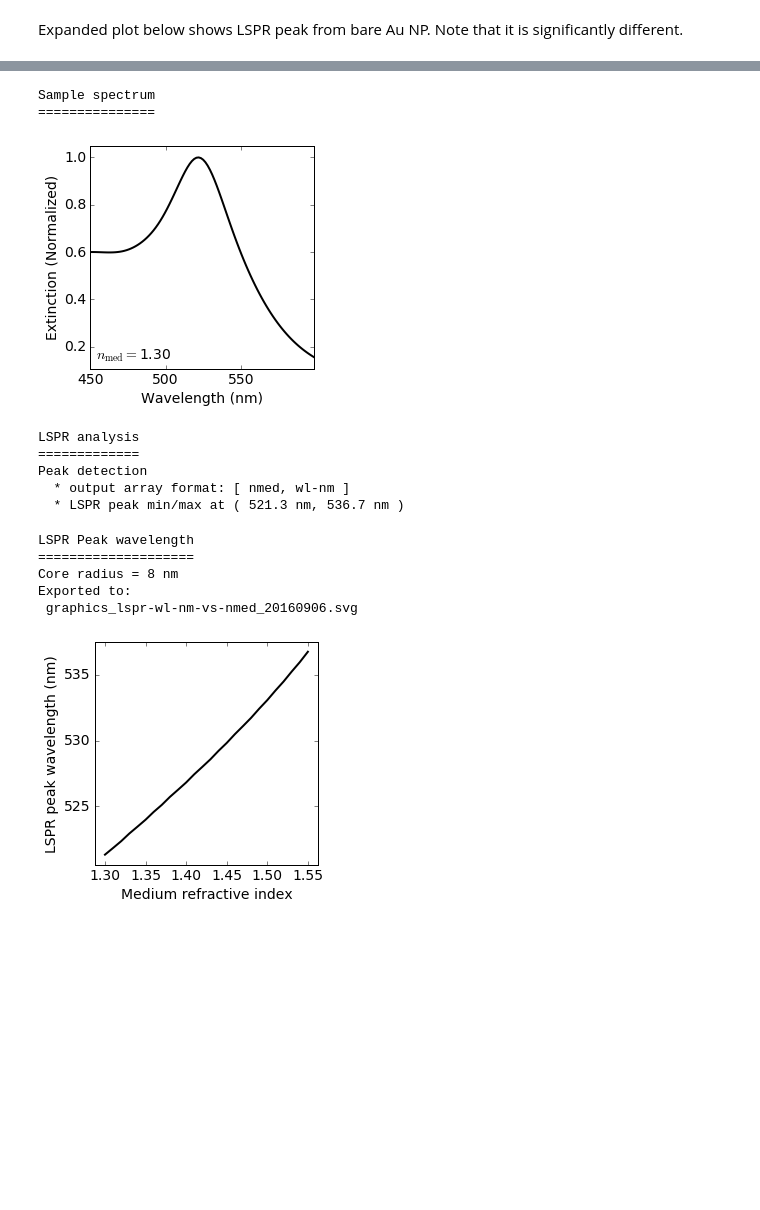
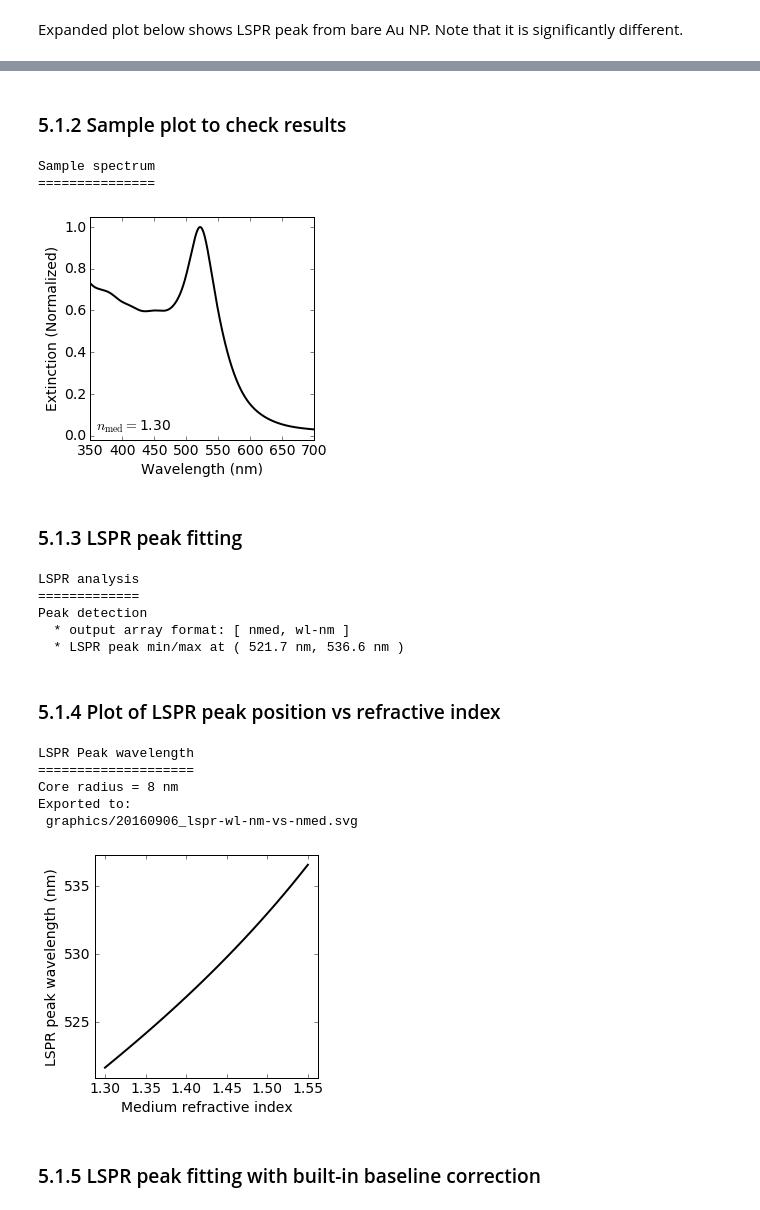
Before and after one commit to jpsfitz/nanooptics, a Jupyter notebook: AuNPs and shell structure.ipynb, the cells around one changed output, grey strips where cells are left out. Saved outputs shown, nothing was run; the diff lists cells and outputs as text; code cells hidden in the pictures; blank space fills up the shorter version.

```diff
--- a/AuNPs and shell structure.ipynb
+++ b/AuNPs and shell structure.ipynb
@@ -855,9 +1244,9 @@ def plotAndSave ():
     dx, dy = abs(xLimits[1]-xLimits[0]), abs(yLimits[1]-yLimits[0])
 
     ## Specific format options
-    pylab.plot(x1, y1, 'o', color='red', label="Thick")
-    pylab.plot(x2, y2, 's', color='blue', label="Med.")
-    pylab.plot(x3, y3, 'v', color='green', label="Thin")
+    pylab.plot(x1, y1, 'o:', color='red', label="Thick")
+    pylab.plot(x2, y2, 's:', color='blue', label="Med.")
+    pylab.plot(x3, y3, 'v:', color='green', label="Thin")
     pylab.xlabel("Relative total volume fraction")
     pylab.ylabel("LSPR peak shift (nm)")
     pylab.legend(loc='lower left', fontsize=12)
@@ -877,9 +1266,8 @@ def plotAndSave ():
     ## Save and display
     timestamp = ('{:%Y%m%d}'.format(datetime.datetime.now()))
     exportFormat = '.svg'
-    filename = "graphics_"+"dwl-LSPR-vs-Rh-rel_" + timestamp + exportFormat
-    pylab.savefig(filename, transparent=True)
-    print("Exported to:\n", filename)
+    filename = "graphics/" + timestamp + "_dwl-LSPR-vs-Vh-rel" + exportFormat
+    pylab.savefig(filename); print("Exported to:\n", filename)
     pylab.show()
 
 plotAndSave()
@@ -911,9 +1299,9 @@ def plotAndSave ():
     dx, dy = abs(xLimits[1]-xLimits[0]), abs(yLimits[1]-yLimits[0])
 
     ## Specific format options
-    pylab.plot(x1, y1, 'o', color='red', label="Thick")
-    pylab.plot(x2, y2, 's', color='blue', label="Med.")
-    pylab.plot(x3, y3, 'v', color='green', label="Thin")
+    pylab.plot(x1, y1, 'o:', color='red', label="Thick")
+    pylab.plot(x2, y2, 's:', color='blue', label="Med.")
+    pylab.plot(x3, y3, 'v:', color='green', label="Thin")
     pylab.xlabel("Relative shell thickness")
     pylab.ylabel("LSPR peak shift (nm)")
     pylab.legend(loc='lower left', fontsize=12)
@@ -933,9 +1321,8 @@ def plotAndSave ():
     ## Save and display
     timestamp = ('{:%Y%m%d}'.format(datetime.datetime.now()))
     exportFormat = '.svg'
-    filename = "graphics_"+"dwl-LSPR-vs-Rh-rel_" + timestamp + exportFormat
-    #pylab.savefig(filename, transparent=True)
-    #print("Exported to:\n", filename)
+    filename = "graphics/" + timestamp + "_dwl-LSPR-vs-Rh-rel" + exportFormat
+    #pylab.savefig(filename); print("Exported to:\n", filename)
     pylab.show()
 
 plotAndSave()
@@ -967,9 +1354,9 @@ def plotAndSave ():
     dx, dy = abs(xLimits[1]-xLimits[0]), abs(yLimits[1]-yLimits[0])
 
     ## Specific format options
-    pylab.plot(x1, y1, 'o', color='red', label="Thick")
-    pylab.plot(x2, y2, 's', color='blue', label="Med.")
-    pylab.plot(x3, y3, 'v', color='green', label="Thin")
+    pylab.plot(x1, y1, 'o:', color='red', label="Thick")
+    pylab.plot(x2, y2, 's:', color='blue', label="Med.")
+    pylab.plot(x3, y3, 'v:', color='green', label="Thin")
     pylab.xlabel("Relative shell volume fraction")
     pylab.ylabel("LSPR peak shift (nm)")
     pylab.legend(loc='lower left', fontsize=12)
@@ -989,9 +1376,8 @@ def plotAndSave ():
     ## Save and display
     timestamp = ('{:%Y%m%d}'.format(datetime.datetime.now()))
     exportFormat = '.svg'
-    filename = "graphics_"+"dwl-LSPR-vs-Rh-rel_" + timestamp + exportFormat
-    #pylab.savefig(filename, transparent=True)
-    #print("Exported to:\n", filename)
+    filename = "graphics/" + timestamp + "_dwl-LSPR-vs-Rh-rel" + exportFormat
+    #pylab.savefig(filename); print("Exported to:\n", filename)
     pylab.show()
 
 plotAndSave()
@@ -1011,7 +1783,7 @@ print("====================================")
 # parameter limits
 rCorenm = 8.5
 nmedMin, nmedMax, dnmed = 1.3, 1.555, 0.01
-wl0Minnm, wl0Maxnm, dwl0nm = 450, 600, 1.5
+wl0Minnm, wl0Maxnm, dwl0nm = 350, 700, .5
 lmax = 2
 
 # check for lmax convergence
@@ -1102,4 +1874,6 @@ Time per simulation instance =  0.421 ms
 Return format: [ wl-nm, nmed, CExt-nm2, CAbs-nm2, CSca-nm2 ]
+# %% [markdown]
+### 5.1.2 Sample plot to check results
 # %%
 print('Sample spectrum')
 print('===============')
@@ -1118,35 +1892,37 @@ def plotAndSave ():
     ## Specific format options
     pylab.plot(x, y, color='black', linewidth=2, label="+PNIPAM")
     pylab.xlabel("Wavelength (nm)")
     pylab.ylabel("Extinction (Normalized)")
     figText = ('$n_{\mathrm{med}}=$'+str(format(nmed,'.2f')))
     pylab.text(xLimits[0]+0.025*dx, yLimits[0]+0.025*dy, figText, verticalalignment='bottom', horizontalalignment='left')
 
     ## General format options
     aspectRatio = dx/dy
     figWidthcm = 8.9
     figSizein = [figWidthcm/2.54, aspectRatio*figWidthcm/2.54]
     fig = pylab.figure(1, figsize=(figSizein[0],figSizein[1]))
     pylab.subplot(111)
     pylab.rcParams.update({'font.size': 14})
     pylab.axes().set_aspect(aspectRatio)
     pylab.xlim(xLimits[0], xLimits[1])
     pylab.ylim(yLimits[0], yLimits[1])
     pylab.locator_params(nbins=7)
 
     ## Save and display
     timestamp = ('{:%Y%m%d}'.format(datetime.datetime.now()))
     exportFormat = '.svg'
-    filename = "graphics_"+"sample-spectrum_" + timestamp + exportFormat
+    filename = "graphics/" + timestamp + "_sample-spectrum" + exportFormat
     #pylab.savefig(filename, transparent=True)
     #print("Exported to:\n", filename)
     pylab.show()
 
 plotAndSave()
 # %% [output]
 Sample spectrum
 ===============
-[figure, old version]
+[figure, new version]
+# %% [markdown]
+### 5.1.3 LSPR peak fitting
 # %%
 print("LSPR analysis")
 print("=============")
@@ -1160,7 +1936,7 @@ for nmed in nmedList:
     if dataSubArray.size > 0:
         x, y = dataSubArray[:,0], dataSubArray[:,2]
         base = peakutils.baseline(y,2)
-        yCorr = y - base
+        yCorr = y - 0*base
         indexes = peakutils.indexes(y, thres=threshold, min_dist=10)
         indexesCorr = peakutils.indexes(yCorr, thres=threshold, min_dist=10)
         if indexes.size > 0:
@@ -1175,7 +1951,9 @@ LSPR analysis
 =============
 Peak detection
   * output array format: [ nmed, wl-nm ]
-  * LSPR peak min/max at ( 521.3 nm, 536.7 nm )
+  * LSPR peak min/max at ( 521.7 nm, 536.6 nm )
+# %% [markdown]
+### 5.1.4 Plot of LSPR peak position vs refractive index
 # %%
 print('LSPR Peak wavelength')
 print('====================')
@@ -1208,9 +1986,8 @@ def plotAndSave ():
     ## Save and display
     timestamp = ('{:%Y%m%d}'.format(datetime.datetime.now()))
     exportFormat = '.svg'
-    filename = "graphics_"+"lspr-wl-nm-vs-nmed_" + timestamp + exportFormat
-    pylab.savefig(filename, transparent=True)
-    print("Exported to:\n", filename)
+    filename = "graphics/" + timestamp + "_lspr-wl-nm-vs-nmed" + exportFormat
+    pylab.savefig(filename); print("Exported to:\n", filename)
     pylab.show()
 
 plotAndSave()
@@ -1219,5 +1996,7 @@ LSPR Peak wavelength
 ====================
 Core radius = 8 nm
 Exported to:
- graphics_lspr-wl-nm-vs-nmed_20160906.svg
+ graphics/20160906_lspr-wl-nm-vs-nmed.svg
-[figure, old version]
+[figure, new version]
+# %% [markdown]
+### 5.1.5 LSPR peak fitting with built-in baseline correction
```
Also changed, not shown: parts of 75 cells of this notebook.
